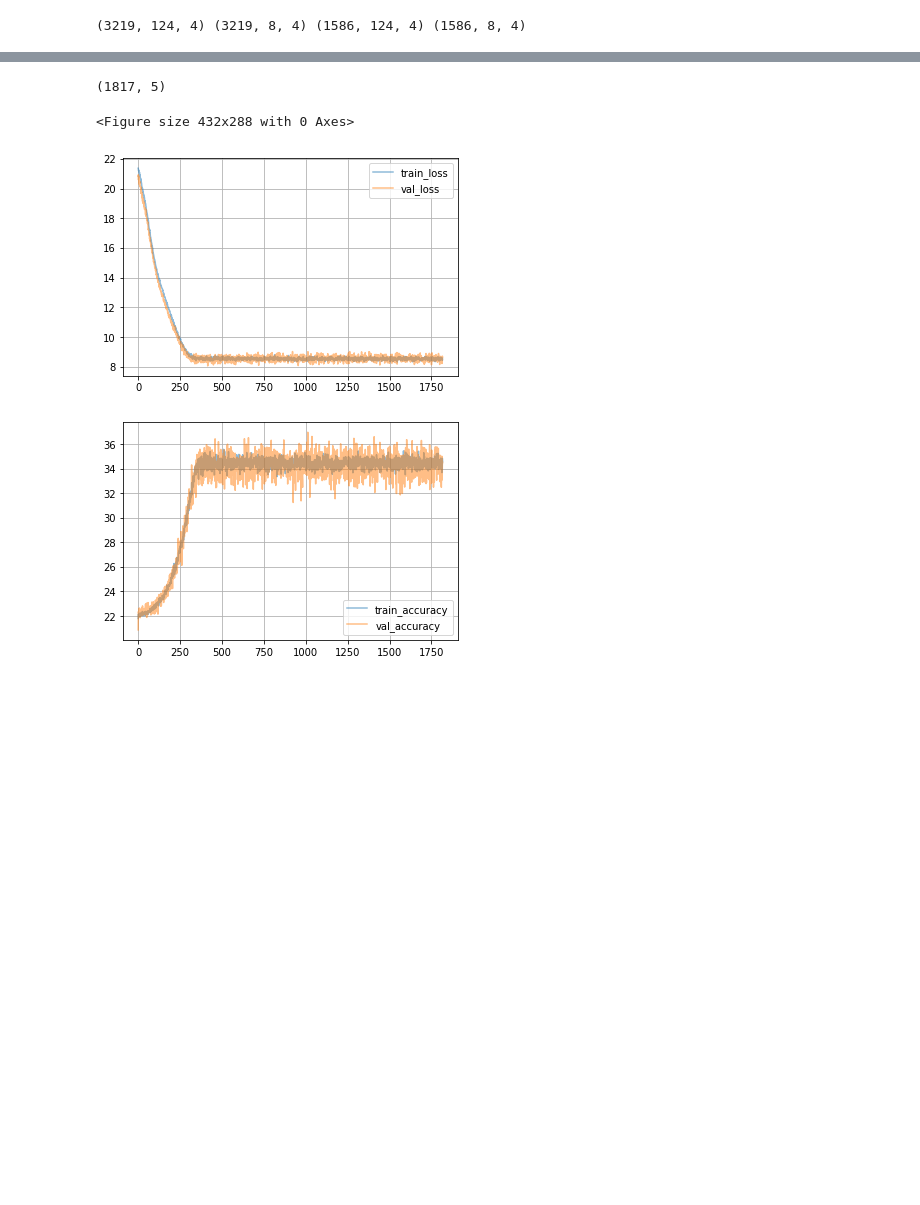
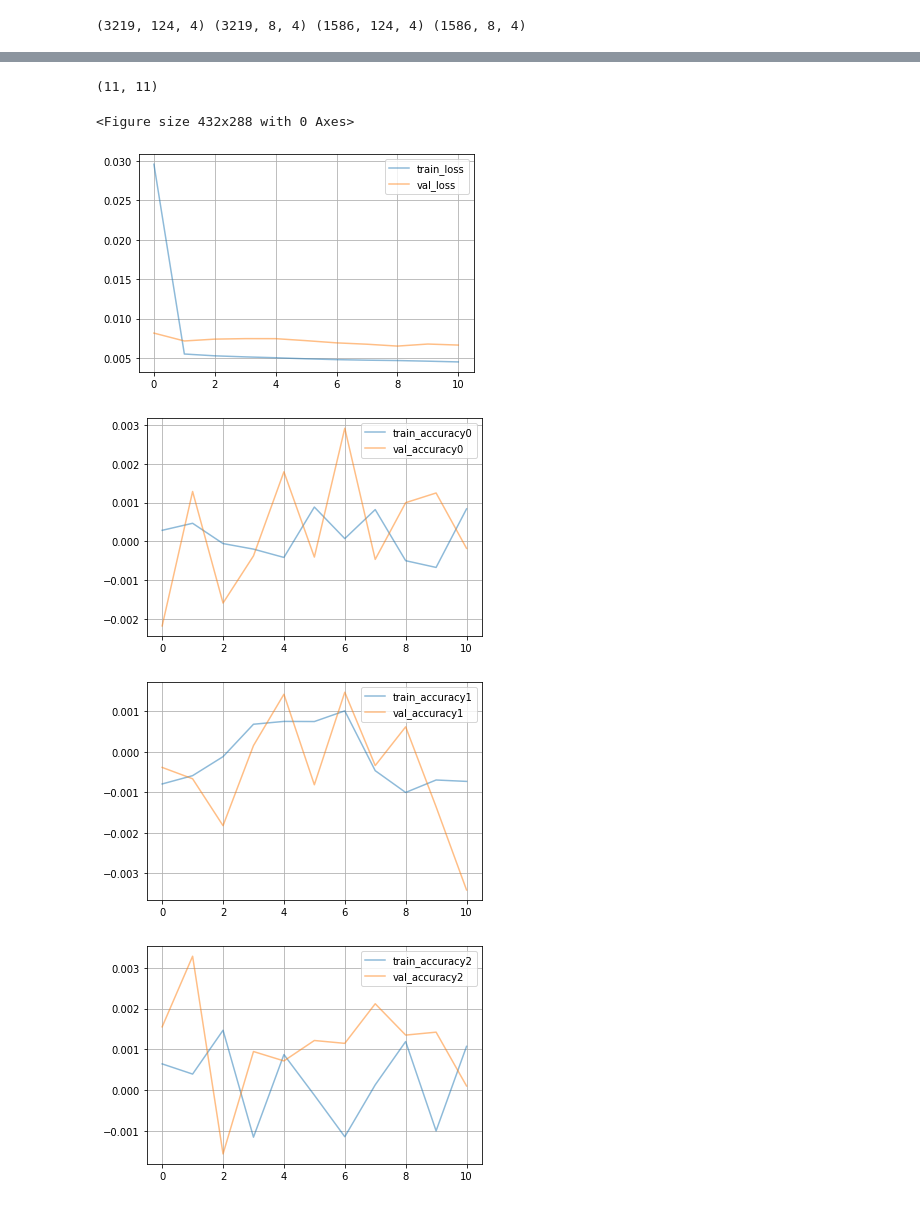
Before and after one commit to pangyuteng/public-misc, a Jupyter notebook: finance/ml/eval.ipynb, the cells around one changed output, grey strips where cells are left out. Cells and saved outputs as stored; diff of their text form; code cells hidden in the pictures; blank space fills up the shorter version.

```diff
--- a/finance/ml/eval.ipynb
+++ b/finance/ml/eval.ipynb
@@ -143,17 +143,28 @@ print(X_test.shape,y_test.shape)
 # %%
 with open('history.yml','r') as f:
     history = yaml.unsafe_load(f.read())
 
 df = pd.DataFrame(history)
 print(df.shape)
 plt.figure(0)
 df[['train_loss','val_loss']].plot(alpha=0.5)
 plt.grid(True)
 plt.figure(1)
-df[['train_accuracy','val_accuracy']].plot(alpha=0.5)
+df[['train_accuracy0','val_accuracy0']].plot(alpha=0.5)
 plt.grid(True)
+plt.figure(2)
+df[['train_accuracy1','val_accuracy1']].plot(alpha=0.5)
+plt.grid(True)
+plt.figure(3)
+df[['train_accuracy2','val_accuracy2']].plot(alpha=0.5)
+plt.grid(True)
+plt.figure(4)
+df[['train_accuracy3','val_accuracy3']].plot(alpha=0.5)
+plt.grid(True)
 # %% [output]
-(1817, 5)
+(11, 11)
 <Figure size 432x288 with 0 Axes>
-[figure, old version]
+[figure, new version]
-[figure, old version]
+[figure, new version]
+[figure, added]
+[figure, added]
```
Also changed, not shown: parts of 7 cells of this notebook.
